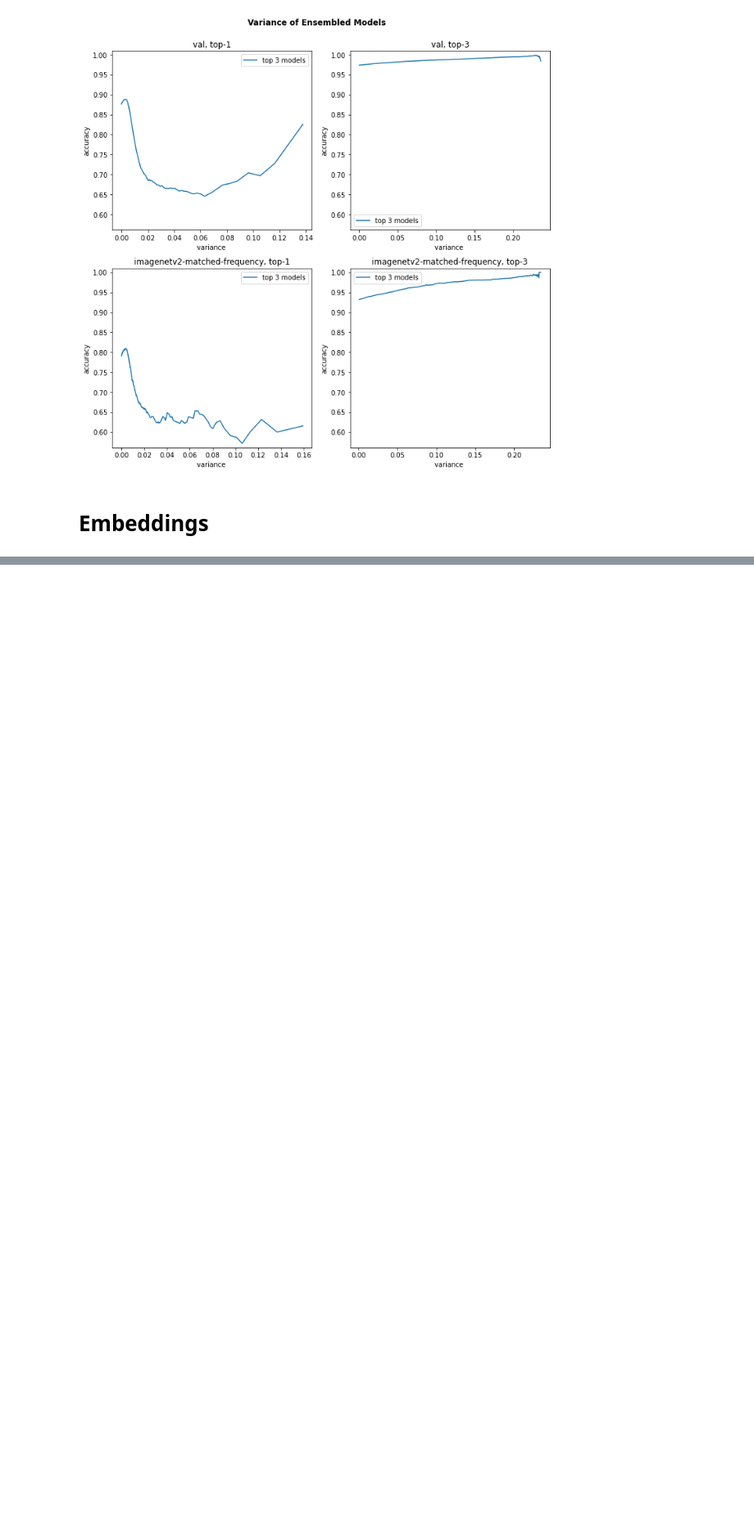
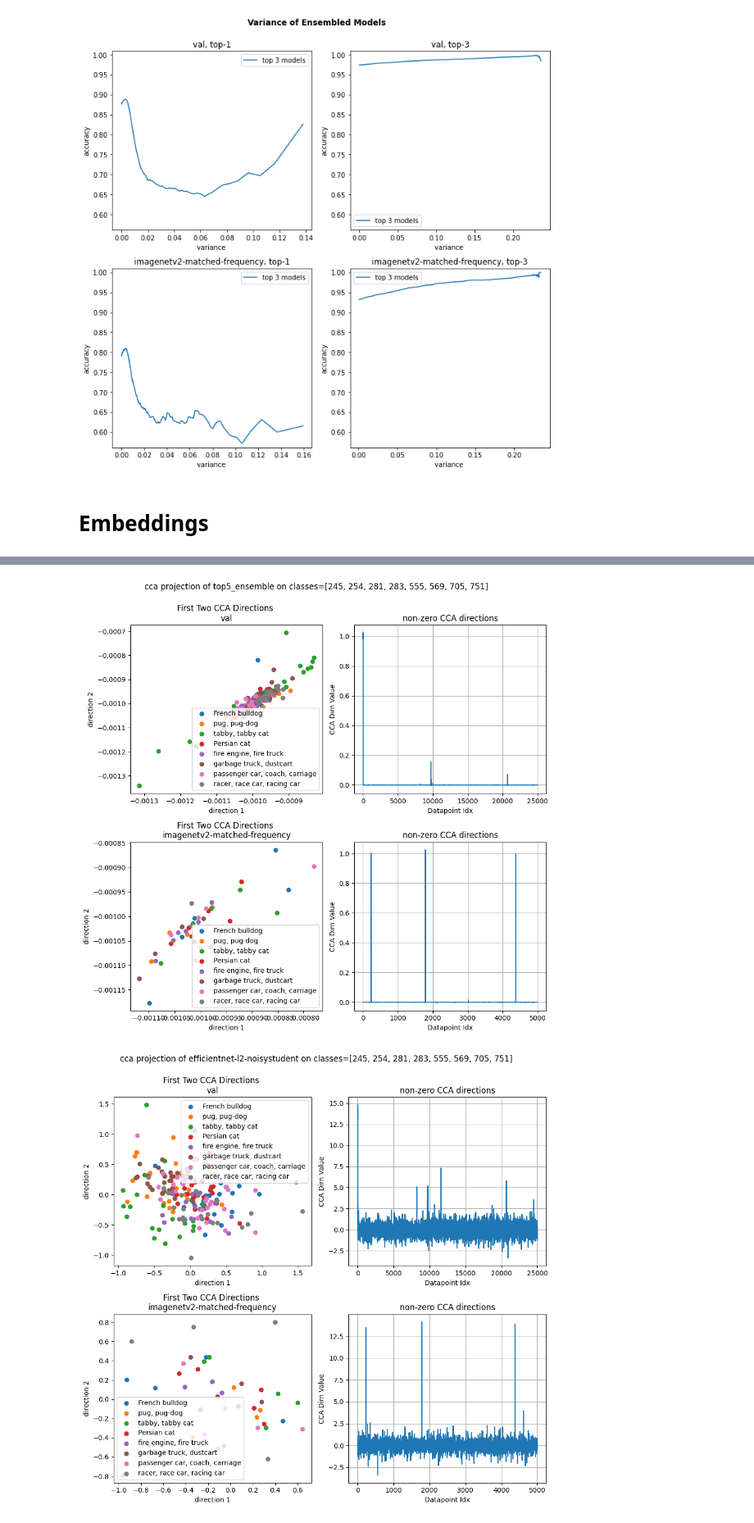
Before and after one commit to csinva/dnn-ensemble, a Jupyter notebook: analysis.ipynb, the cells around one changed output, grey strips where cells are left out. Shown at 82% size. Saved outputs shown, nothing was run; the diff lists cells and outputs as text; code cells hidden in the pictures; blank space fills up the shorter version.

```diff
--- a/analysis.ipynb
+++ b/analysis.ipynb
@@ -728,0 +829,6 @@ for model in models:
+# %%
+for model in models:
+    plot_projection_get_outliers(model, selected_classes, outlier_method='IsolationForest', projection_method='cca')
+# %% [output]
+[figure, added]
+[figure, added]
```
Also changed, not shown: parts of 19 cells of this notebook, 18 other files.
